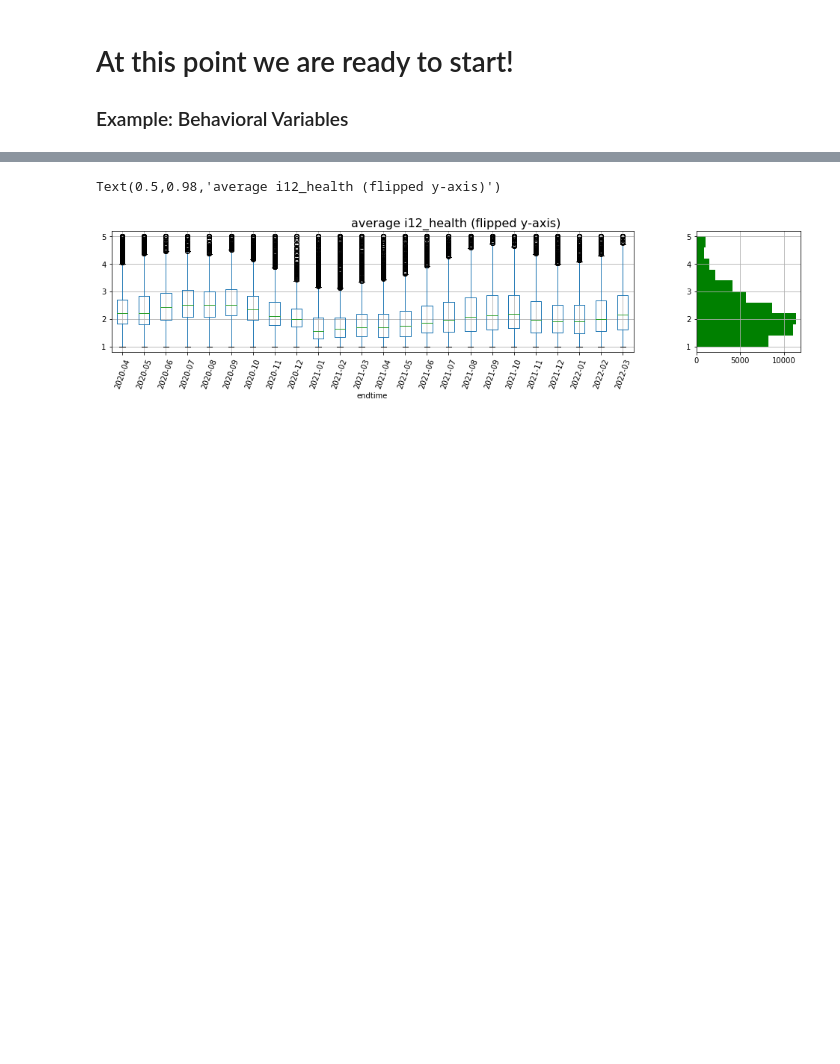
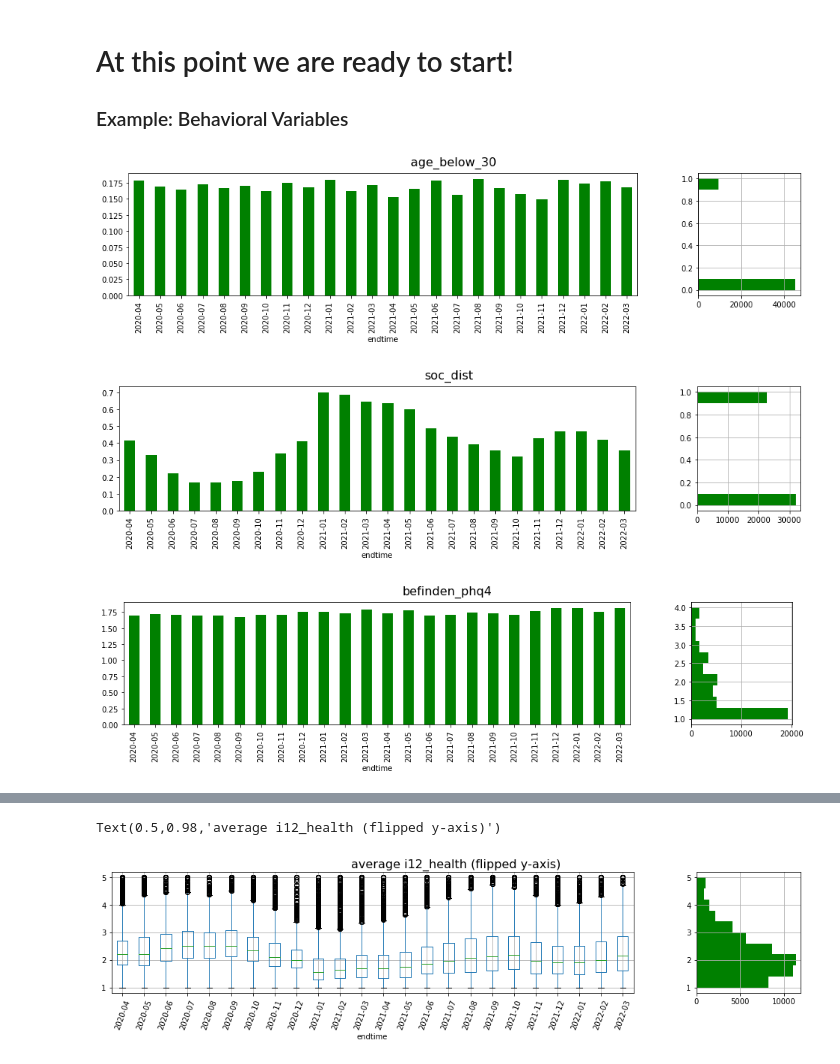
Before and after one commit to sevenbanisch/hackthon_yougov_data, a Jupyter notebook: hackathon/andreas/play-around.ipynb, the cells around one changed output, grey strips where cells are left out. Saved outputs shown, nothing was run; the diff lists cells and outputs as text; code cells hidden in the pictures; blank space fills up the shorter version.

```diff
--- a/hackathon/andreas/play-around.ipynb
+++ b/hackathon/andreas/play-around.ipynb
@@ -250,4 +281,44 @@ None
+# %%
+df3 = pd.DataFrame()
+df3["endtime"] = df["endtime"].dt.to_period("M")
+
+df4 = df.copy()
+dk_items = ["phq4_1","phq4_2","phq4_3","phq4_4"]
+#items that include some value 99 for i don't know, prefer not to say
+df4[dk_items].where(df4[dk_items] <= 90, np.NaN, inplace=True)
+
+add_items = ["age"]
+#add_items.extend([ i for i in item_dict.keys() if 'i12_health' in i])
+for i in add_items:
+    df3[i] = df[i]
+
+
+items_distancing = ['i12_health_5' , 'i12_health_6' , 'i12_health_7' , 'i12_health_9' , 'i12_health_11' ,
+                    'i12_health_12', 'i12_health_13' , 'i12_health_14' , 'i12_health_15' , 'i12_health_16' ,
+                    'i12_health_17' , 'i12_health_18', 'vent_3' , 'i12_health_26']
+item_dict.update({ 'dist_scale' : 'Scale for distancing behavior'})
+df3["soc_dist"]  = aggregate_cols(df, items_distancing)
+
+df3["soc_dist"].where(df3["soc_dist"] > 2, 1, inplace=True )
+df3["soc_dist"].where(df3["soc_dist"] <= 2, 0, inplace=True )
+#df3["soc_dist"].where(df3["soc_dist"] != -1, 0, inplace=True )
+
+#df3["befinden"] = aggregate_cols(df4, ['core_b2_4', 'cantril_ladder', 'phq4_1', 'phq4_2', 'phq4_3', 'phq4_4', 'w4_1',
+#                                      'w4_2', 'w4_3', 'w4_4', 'w4_5'])
+df3["befinden_phq4"] = aggregate_cols(df4, ['phq4_1', 'phq4_2', 'phq4_3', 'phq4_4'])
+df3["befinden_phq4"].where(df3["befinden_phq4"] < 5, np.NaN, inplace = True)
+
+df3["age_below_30"] = df3["age"]
+df3["age_below_30"].where(df3["age_below_30"] > 30, -10, inplace = True)
+df3["age_below_30"].where(df3["age_below_30"] <= 30, 0, inplace = True)
+df3["age_below_30"].where(df3["age_below_30"] != -10, 1, inplace = True)
 # %% [markdown]
 # At this point we are ready to start!
 
 ### Example: Behavioral Variables
+# %%
+quick_compare(["age_below_30","soc_dist","befinden_phq4"],df3)
+# %% [output]
+[figure, added]
+[figure, added]
+[figure, added]
```
Also changed, not shown: parts of 11 cells of this notebook, 6 other files.
